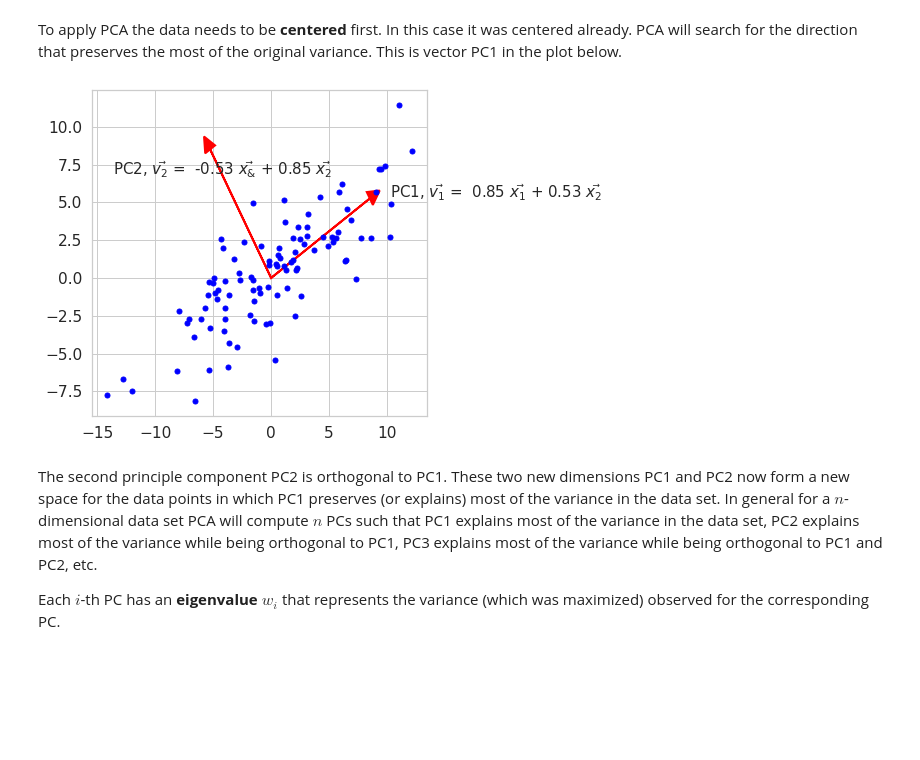
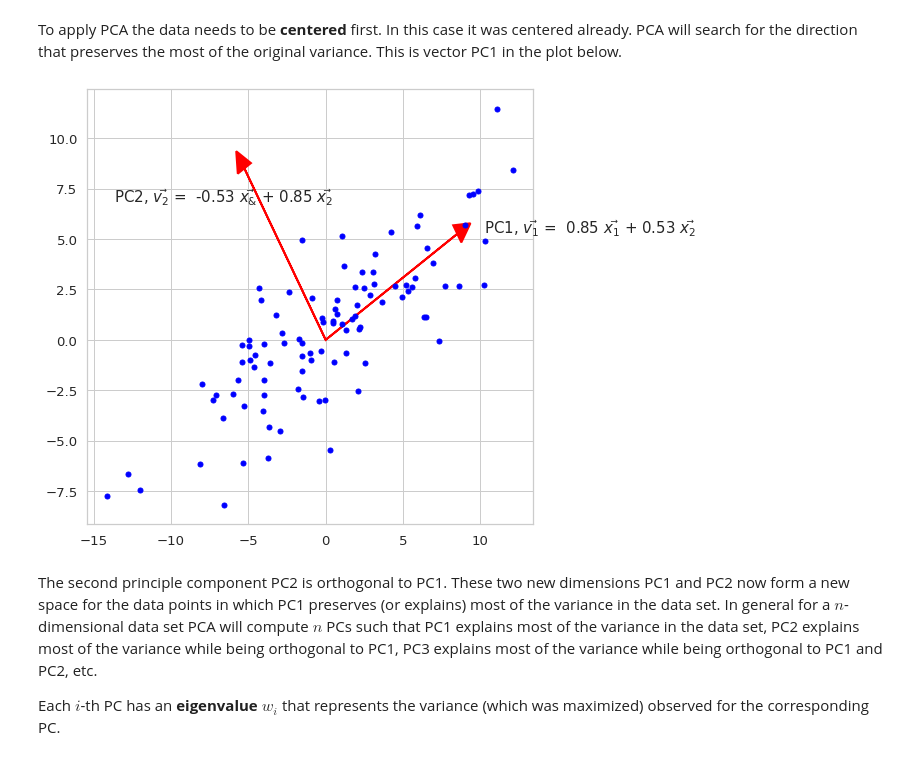
Before and after one commit to mtthsmoore/PRACTUNFINISHED_class_K-means, a Jupyter notebook: notebooks/8_dimensionality_reduction/8._Dimensionality_reduction.ipynb, the cells around one changed output. Saved outputs shown, nothing was run; the diff lists cells and outputs as text; code cells hidden in the pictures; blank space fills up the shorter version.

```diff
--- a/notebooks/8_dimensionality_reduction/8._Dimensionality_reduction.ipynb
+++ b/notebooks/8_dimensionality_reduction/8._Dimensionality_reduction.ipynb
@@ -0,0 +1,10 @@
+# %%
+%matplotlib inline
+import warnings;
+warnings.filterwarnings('ignore');
+import matplotlib.pyplot as plt;
+import numpy as np;
+import pandas as pd;
+import seaborn as sns;
+sns.set_context("notebook", font_scale=1.2);
+sns.set_style("whitegrid");
@@ -1,12 +30,2 @@
 # %% [markdown]
 # 8. Dimensionality reduction
-# %%
-%matplotlib inline
-import warnings;
-warnings.filterwarnings('ignore');
-import matplotlib.pyplot as plt;
-import numpy as np;
-import pandas as pd;
-import seaborn as sns;
-sns.set_context("notebook", font_scale=1.4);
-sns.set_style("whitegrid");
@@ -46,11 +46,11 @@ To apply PCA the data needs to be **centered** first. In this case it was center
 # %%
 w,v=np.linalg.eig(np.cov(dataset.values.T)) #finds the eigenvalues and principle components (eigenvectors)
 
-plt.figure(figsize=(6,6))
+plt.figure(figsize=(8,8))
 plot_eigenvectors(dataset,w,v)
 plt.show()
 # %% [output]
-[figure, old version]
+[figure, new version]
 # %% [markdown]
 The second principle component PC2 is orthogonal to PC1. These two new dimensions PC1 and PC2 now form a new space for the data points in which PC1 preserves (or explains) most of the variance in the data set. In general for a $n$-dimensional data set PCA will compute $n$ PCs such that PC1 explains most of the variance in the data set, PC2 explains most of the variance while being orthogonal to PC1, PC3 explains most of the variance while being orthogonal to PC1 and PC2, etc.
 
```
Also changed, not shown: parts of 7 cells of this notebook.
